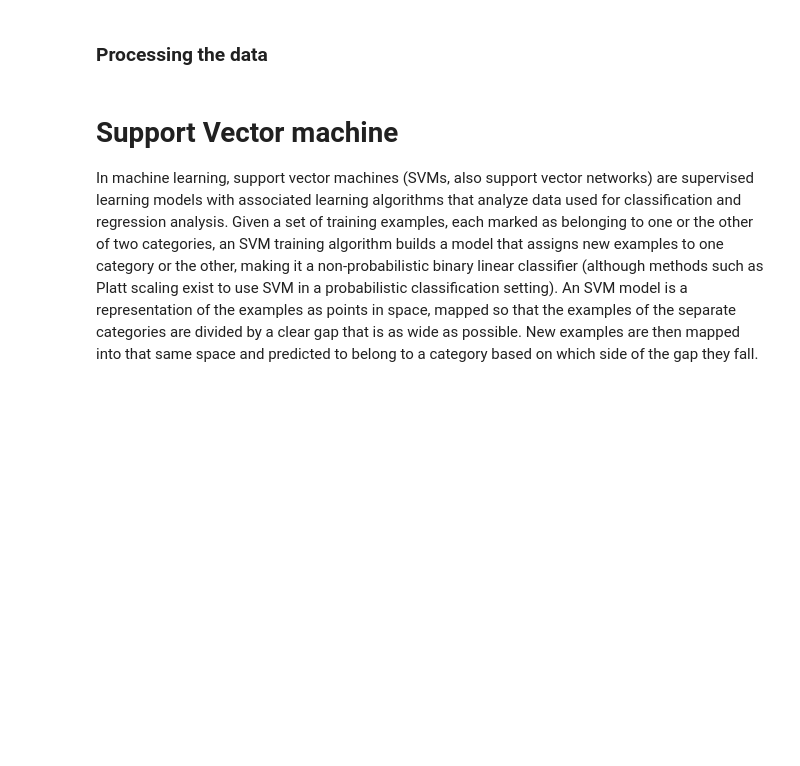
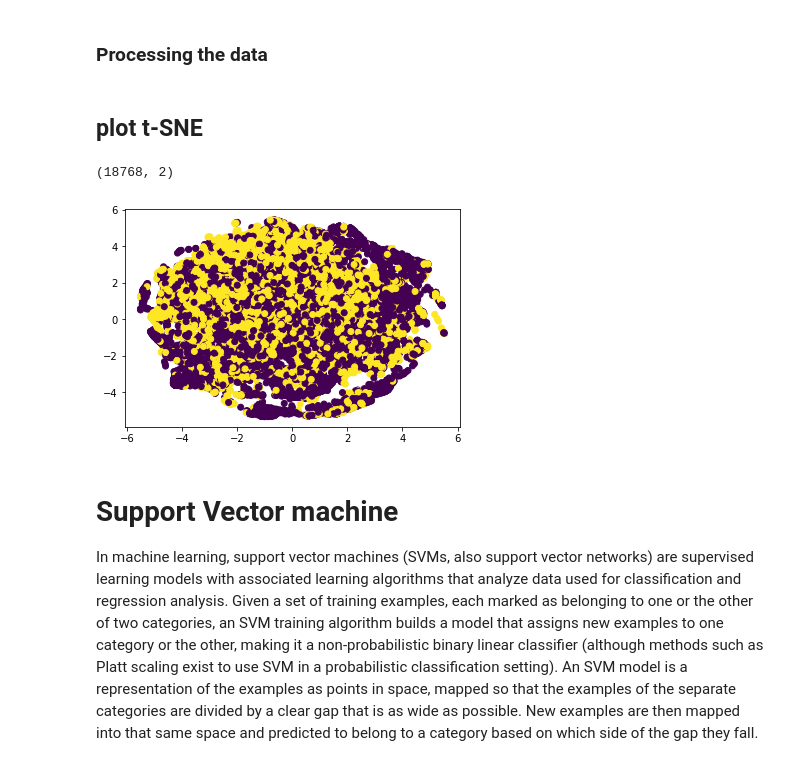
Before and after one commit to msahamed/machine_learning_earthquakes-nuclear-explosion, a Jupyter notebook: Codes/classify_earthquakes.ipynb, the cells around one changed output. Cells and saved outputs as stored; diff of their text form; code cells hidden in the pictures; blank space fills up the shorter version.

```diff
--- a/Codes/classify_earthquakes.ipynb
+++ b/Codes/classify_earthquakes.ipynb
@@ -59,6 +59,19 @@ df_train, df_test = train_test_split(df, test_size = 0.20, random_state= random_
 mms = StandardScaler()
 X_train = mms.fit_transform(df_train.drop(['id', 'target', 'moment', 'variation'], axis=1))
 Y_train = df_train['target']
+# %% [markdown]
+## plot t-SNE
+# %%
+from sklearn.manifold import TSNE
+X_embedded = TSNE(n_components=2).fit_transform(X_train)
+X_embedded.shape
+# %% [output]
+(18768, 2)
+# %%
+plt.scatter(X_embedded[:,0], X_embedded[:,1], c=Y_train)
+plt.show()
+# %% [output]
+[figure, added]
 # %% [markdown]
 # Support Vector machine
 
```
Also changed, not shown: parts of 5 cells of this notebook, 6 other files.
